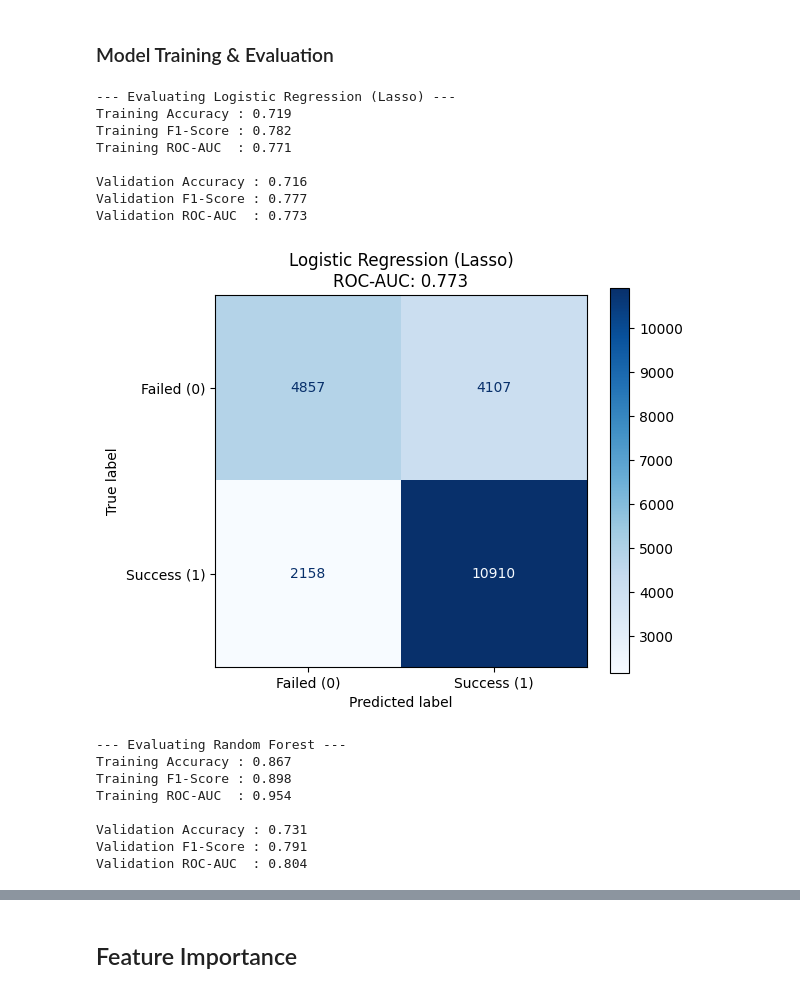
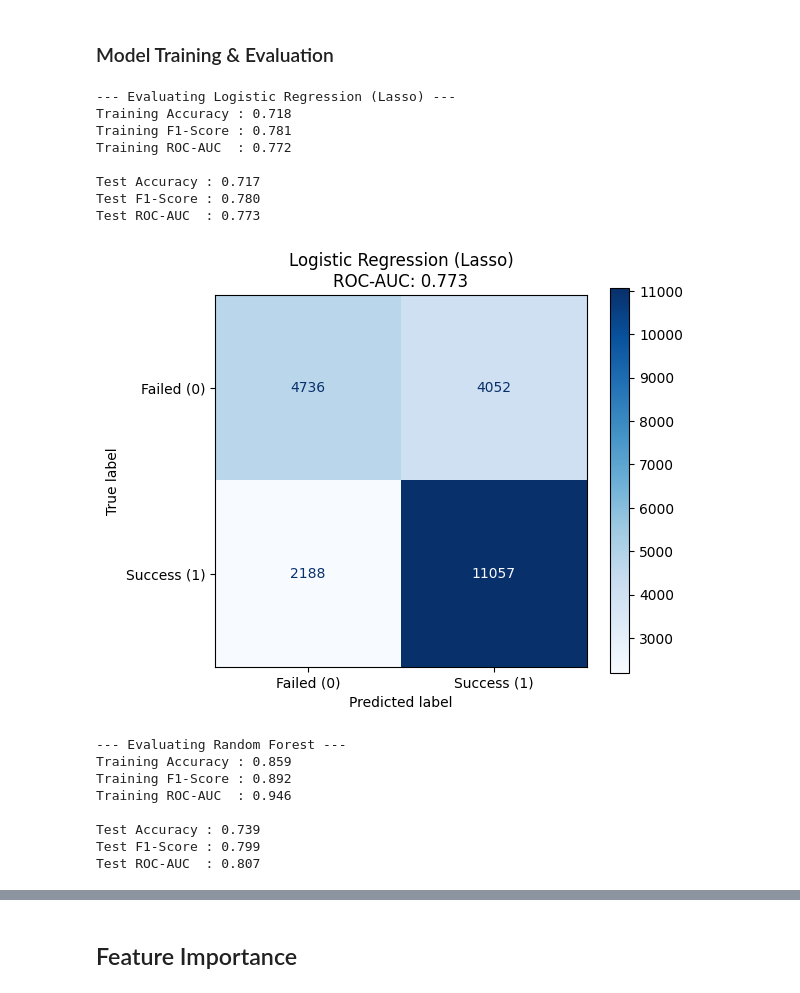
Before and after one commit to louismartino/TA_Group-Project, a Jupyter notebook: feature_engineering/nlp_features.ipynb, the cells around one changed output, grey strips where cells are left out. Drawn from its saved outputs; the diff is of its cells as text; code cells hidden in the pictures.

```diff
--- a/feature_engineering/nlp_features.ipynb
+++ b/feature_engineering/nlp_features.ipynb
@@ -42,11 +49,15 @@ with open("../data/features/features_no_scale.txt", "r") as f:
 # %% [markdown]
 ## Data Preparation
 # %%
+df_train = pd.concat([df_train, df_val], ignore_index=True)
+
 X_train = df_train[features_scale + features_no_scale]
 y_train = df_train["target"]
 
-X_val = df_val[features_scale + features_no_scale]
-y_val = df_val["target"]
+# X_val = df_val[features_scale + features_no_scale]
+# y_val = df_val["target"]
+X_test = df_test[features_scale + features_no_scale]
+y_test = df_test["target"]
 # %%
 scaler = StandardScaler()
 
@@ -55,12 +66,15 @@ X_train_scaled_num = scaler.fit_transform(X_train[features_scale])
 X_train_scaled_num = pd.DataFrame(X_train_scaled_num, columns=features_scale, index=X_train.index)
 
 # Transform (only) on val
-X_val_scaled_num = scaler.transform(X_val[features_scale])
-X_val_scaled_num = pd.DataFrame(X_val_scaled_num, columns=features_scale, index=X_val.index)
+# X_val_scaled_num = scaler.transform(X_val[features_scale])
+# X_val_scaled_num = pd.DataFrame(X_val_scaled_num, columns=features_scale, index=X_val.index)
+X_test_scaled_num = scaler.transform(X_test[features_scale])
+X_test_scaled_num = pd.DataFrame(X_test_scaled_num, columns=features_scale, index=X_test.index)
 
 # Gathering all features together
 X_train_final = pd.concat([X_train_scaled_num, X_train[features_no_scale]], axis=1)
-X_val_final = pd.concat([X_val_scaled_num, X_val[features_no_scale]], axis=1)
+#X_val_final = pd.concat([X_val_scaled_num, X_val[features_no_scale]], axis=1)
+X_test_final = pd.concat([X_test_scaled_num, X_test[features_no_scale]], axis=1)
 # %% [markdown]
 ### Correlation study
 # %%
@@ -121,7 +135,7 @@ xgb_param_grid = {
 
 X_train_sample, _, y_train_sample, _ = train_test_split(
     X_train_final, y_train,
-    train_size=0.25,
+    train_size=0.20,
     stratify=y_train,
     random_state=42
 )
@@ -177,57 +191,64 @@ for idx, (name, model) in enumerate(models.items()):
 
     # Predictions on training set
     y_pred_train = model.predict(X_train_final)
     y_pred_proba_train = model.predict_proba(X_train_final)[:, 1]
 
-    # Predictions on validation set
-    y_pred_val = model.predict(X_val_final)
-    y_pred_proba_val = model.predict_proba(X_val_final)[:, 1]
+    # # Predictions on validation set
+    # y_pred_val = model.predict(X_val_final)
+    # y_pred_proba_val = model.predict_proba(X_val_final)[:, 1]
+    # Predictions on test set
+    y_pred_test = model.predict(X_test_final)
+    y_pred_proba_test = model.predict_proba(X_test_final)[:, 1]
 
     # Metrics on training set
     acc_train = accuracy_score(y_train, y_pred_train)
     f1_train = f1_score(y_train, y_pred_train)
     auc_train = roc_auc_score(y_train, y_pred_proba_train)
 
-    # Metrics on validation set
-    acc_val = accuracy_score(y_val, y_pred_val)
-    f1_val = f1_score(y_val, y_pred_val)
-    auc_val = roc_auc_score(y_val, y_pred_proba_val)
+    # # Metrics on validation set
+    # acc_val = accuracy_score(y_val, y_pred_val)
+    # f1_val = f1_score(y_val, y_pred_val)
+    # auc_val = roc_auc_score(y_val, y_pred_proba_val)
+    # Metrics on test set
+    acc_test = accuracy_score(y_test, y_pred_test)
+    f1_test = f1_score(y_test, y_pred_test)
+    auc_test = roc_auc_score(y_test, y_pred_proba_test)
 
     print(f"Training Accuracy : {acc_train:.3f}")
     print(f"Training F1-Score : {f1_train:.3f}")
     print(f"Training ROC-AUC  : {auc_train:.3f}\n")
 
-    print(f"Validation Accuracy : {acc_val:.3f}")
-    print(f"Validation F1-Score : {f1_val:.3f}")
-    print(f"Validation ROC-AUC  : {auc_val:.3f}\n")
+    print(f"Test Accuracy : {acc_test:.3f}")
+    print(f"Test F1-Score : {f1_test:.3f}")
+    print(f"Test ROC-AUC  : {auc_test:.3f}\n")
 
     print("\n")
 
     # Confusion Matrix
     fig, ax = plt.subplots(figsize=(6, 5))
 
-    cm = confusion_matrix(y_val, y_pred_val)
+    cm = confusion_matrix(y_test, y_pred_test)
     disp = ConfusionMatrixDisplay(confusion_matrix=cm, display_labels=["Failed (0)", "Success (1)"])
 
     disp.plot(ax=ax, cmap='Blues', values_format='d')
-    ax.set_title(f"{name}\nROC-AUC: {auc_val:.3f}")
+    ax.set_title(f"{name}\nROC-AUC: {auc_test:.3f}")
 
     plt.show()
 # %% [output]
 --- Evaluating Logistic Regression (Lasso) ---
-Training Accuracy : 0.719
-Training F1-Score : 0.782
-Training ROC-AUC  : 0.771
+Training Accuracy : 0.718
+Training F1-Score : 0.781
+Training ROC-AUC  : 0.772
 
-Validation Accuracy : 0.716
-Validation F1-Score : 0.777
-Validation ROC-AUC  : 0.773
+Test Accuracy : 0.717
+Test F1-Score : 0.780
+Test ROC-AUC  : 0.773
-[figure, old version]
+[figure, new version]
 --- Evaluating Random Forest ---
-Training Accuracy : 0.867
-Training F1-Score : 0.898
-Training ROC-AUC  : 0.954
+Training Accuracy : 0.859
+Training F1-Score : 0.892
+Training ROC-AUC  : 0.946
 
-Validation Accuracy : 0.731
-Validation F1-Score : 0.791
-Validation ROC-AUC  : 0.804
+Test Accuracy : 0.739
+Test F1-Score : 0.799
+Test ROC-AUC  : 0.807
```
Also changed, not shown: parts of 11 cells of this notebook, 7 other files.
